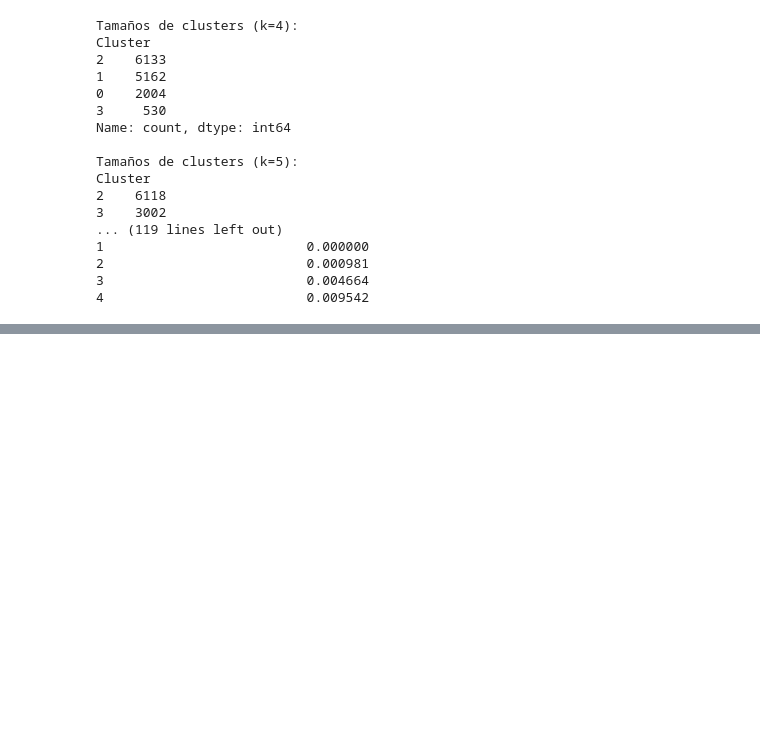
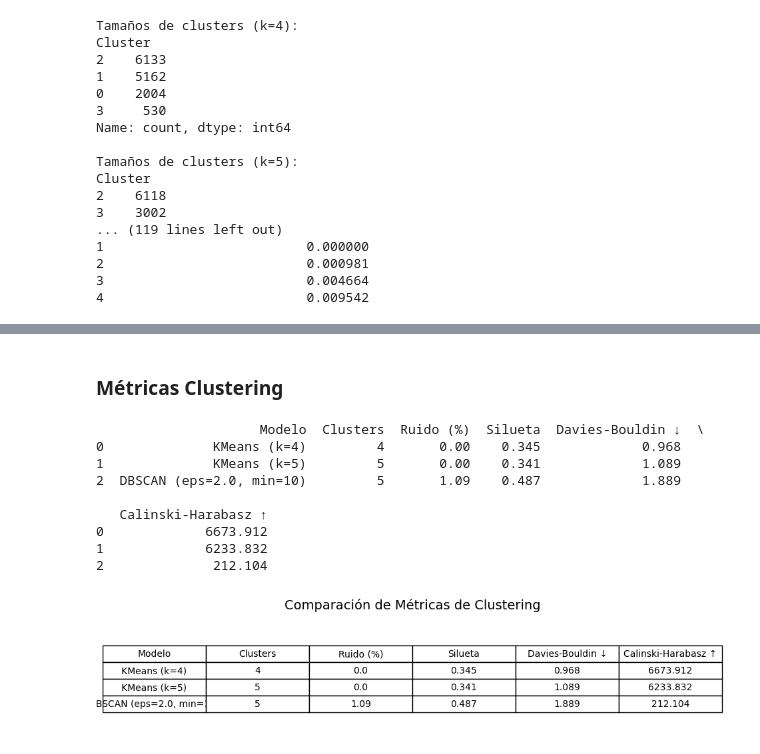
Before and after one commit to scabrac24/LAB_2_Inteligencia_de_Negocios, a Jupyter notebook: Laboratorio_2_BI.ipynb, the cells around one changed output, grey strips where cells are left out. Drawn from its saved outputs; the diff is of its cells as text; code cells hidden in the pictures; blank space fills up the shorter version.

```diff
--- a/Laboratorio_2_BI.ipynb
+++ b/Laboratorio_2_BI.ipynb
@@ -514,0 +650,78 @@ Cluster
+# %% [markdown]
+### **Métricas Clustering**
+# %%
+import matplotlib.pyplot as plt
+import pandas as pd
+
+from sklearn.metrics import silhouette_score, davies_bouldin_score, calinski_harabasz_score
+
+def evaluar_modelo(X, labels, nombre_modelo):
+    """
+    Calcula métricas de evaluación para clustering.
+    Retorna un diccionario con resultados.
+    """
+    # Número de clusters (sin contar ruido -1 si existe)
+    n_clusters = len(set(labels)) - (1 if -1 in labels else 0)
+
+    # Proporción de ruido (si existe)
+    noise_ratio = list(labels).count(-1) / len(labels) if -1 in labels else 0
+
+    # Métricas internas
+    if n_clusters > 1:
+        sil = silhouette_score(X, labels)
+        dbi = davies_bouldin_score(X, labels)
+        chi = calinski_harabasz_score(X, labels)
+    else:
+        sil, dbi, chi = -1, -1, -1  # no se pueden calcular con 1 cluster
+
+    return {
+        "Modelo": nombre_modelo,
+        "Clusters": n_clusters,
+        "Ruido (%)": round(noise_ratio * 100, 2),
+        "Silueta": round(sil, 3),
+        "Davies-Bouldin ↓": round(dbi, 3),
+        "Calinski-Harabasz ↑": round(chi, 3)
+    }
+
+# Evaluaciones
+labels_k4 = kmeans_4.labels_
+res_k4 = evaluar_modelo(df_procesado, labels_k4, "KMeans (k=4)")
+
+labels_k5 = kmeans_5.labels_
+res_k5 = evaluar_modelo(df_procesado, labels_k5, "KMeans (k=5)")
+
+labels_db = dbscan_final.labels_
+res_db = evaluar_modelo(df_procesado, labels_db, "DBSCAN (eps=2.0, min=10)")
+
+# Crear DataFrame comparativo
+df_resultados = pd.DataFrame([res_k4, res_k5, res_db])
+print(df_resultados)
+
+# Visualizar tabla bonita con matplotlib
+fig, ax = plt.subplots(figsize=(10, 2))  # Ajusta tamaño según necesites
+ax.axis('off')
+
+tabla = ax.table(
+    cellText=df_resultados.values,
+    colLabels=df_resultados.columns,
+    cellLoc='center',
+    loc='center'
+)
+
+tabla.auto_set_font_size(False)
+tabla.set_fontsize(10)
+tabla.scale(1.2, 1.5)  # Ajustar tamaño de celdas
+
+plt.title("Comparación de Métricas de Clustering", fontsize=14, pad=20)
+plt.show()
+# %% [output]
+                     Modelo  Clusters  Ruido (%)  Silueta  Davies-Bouldin ↓  \
+0              KMeans (k=4)         4       0.00    0.345             0.968
+1              KMeans (k=5)         5       0.00    0.341             1.089
+2  DBSCAN (eps=2.0, min=10)         5       1.09    0.487             1.889
+
+   Calinski-Harabasz ↑
+0             6673.912
+1             6233.832
+2              212.104
+[figure, added]
```
Also changed, not shown: parts of 7 cells of this notebook.
